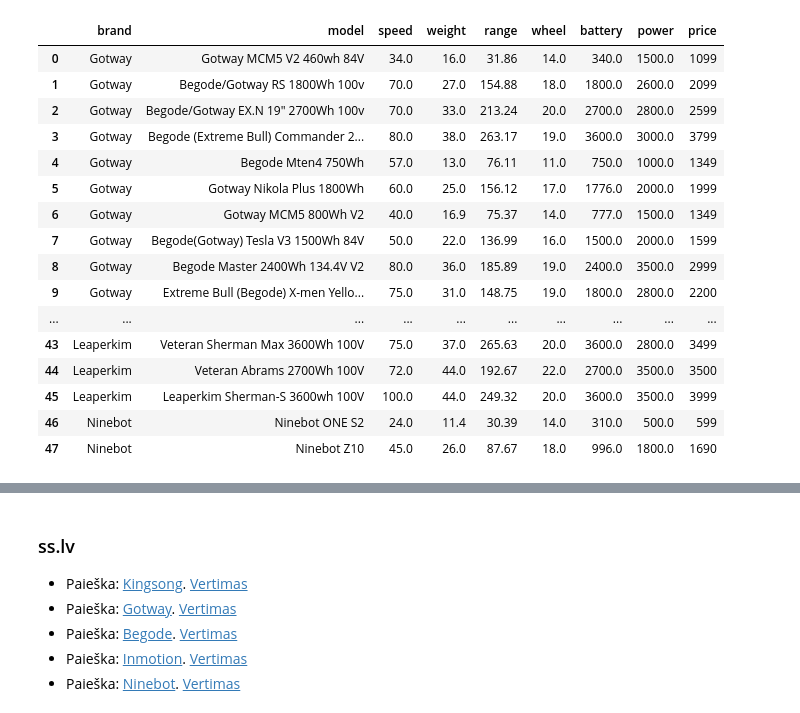
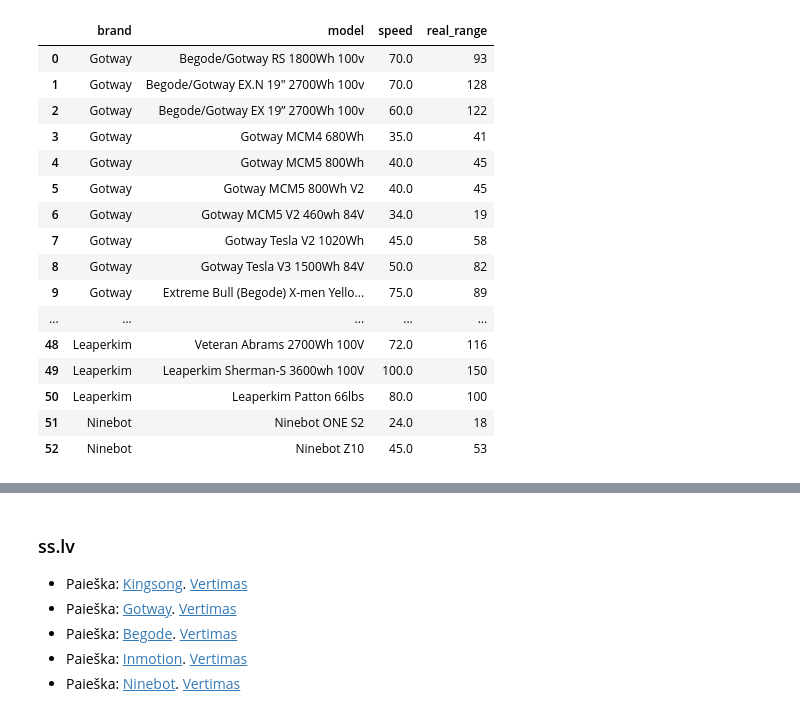
Before and after one commit to loijord/EUC, a Jupyter notebook: refs/advertisements/advertisements.ipynb, the cells around one changed output, grey strips where cells are left out. Drawn from its saved outputs; the diff is of its cells as text; code cells hidden in the pictures.

```diff
--- a/refs/advertisements/advertisements.ipynb
+++ b/refs/advertisements/advertisements.ipynb
@@ -3,46 +12,53 @@ Pasirašom duomenis iš ankstesnių nuorodų
 # %%
 from io import StringIO
 import pandas as pd
 import plotly.graph_objects as go
 from IPython.display import display, Markdown
 
 def plot_comparison(df):
     brand_coloring = {'Kingsong':'red', 'Inmotion':'green', 'Gotway':'purple', 'Leaperkim':'orange', 'Ninebot':'yellow'}
     brands = df['model'].map(lambda x: x.split(' ')[1])
     fig1 = go.Scatter(x=df['range'], y=df['price']/df['range'], mode='markers',
                       text=[f'model: {model} <br>price: {price} <br>speed: {speed} <br>range: {range}'
                             for model, price, speed, range in df[['model', 'price', 'speed', 'range']].values],
                       marker_color=[brand_coloring[n] for n in brands],
                       marker_size=(df['price']/5)**0.5)
 
     fig = go.Figure(data=[fig1])
     fig.update_layout(xaxis_title="Range",
                       yaxis_title='Price',
                       width=1000)
     return fig
 
+def data_from_txt(txt, links):
+    data = StringIO(txt)
+    df = pd.read_csv(data, sep=",")
+    df['link'] = df['link'].apply(lambda x: f'[{x}]('+links[str(x)]+')')
+    display(Markdown(df.to_markdown().replace('nan', '')))
+    return df
 
-df = pd.read_csv('../euc_data_viensrats.txt')
-df2 = pd.read_csv('../EUC_ranges.txt')
-df3 = pd.read_csv('../EUC_prices.txt')
-df['range']=df2['expected range, overall']
-df['price']=df3['price']
-df
+def get_range(x, rate=0.6):
+    battery, weight = x[0]/1000, x[1]
+    return round((-4.25*battery**2 + 129.29*battery - 4.33)/(1 + weight/70) * rate)
+
+df = pd.read_csv('../euc_data.txt')
+df['real_range'] = df[['battery', 'weight']].apply(get_range, axis=1)
+df[['brand', 'model', 'speed', 'real_range']]
 # %% [output]
-|  | brand | model | speed | weight | range | wheel | battery | power | price |
-| 0 | Gotway | Gotway MCM5 V2 460wh 84V | 34.0 | 16.0 | 31.86 | 14.0 | 340.0 | 1500.0 | 1099 |
-| 1 | Gotway | Begode/Gotway RS 1800Wh 100v | 70.0 | 27.0 | 154.88 | 18.0 | 1800.0 | 2600.0 | 2099 |
-| 2 | Gotway | Begode/Gotway EX.N 19″ 2700Wh 100v | 70.0 | 33.0 | 213.24 | 20.0 | 2700.0 | 2800.0 | 2599 |
-| 3 | Gotway | Begode (Extreme Bull) Commander 2... | 80.0 | 38.0 | 263.17 | 19.0 | 3600.0 | 3000.0 | 3799 |
-| 4 | Gotway | Begode Mten4 750Wh | 57.0 | 13.0 | 76.11 | 11.0 | 750.0 | 1000.0 | 1349 |
-| 5 | Gotway | Gotway Nikola Plus 1800Wh | 60.0 | 25.0 | 156.12 | 17.0 | 1776.0 | 2000.0 | 1999 |
-| 6 | Gotway | Gotway MCM5 800Wh V2 | 40.0 | 16.9 | 75.37 | 14.0 | 777.0 | 1500.0 | 1349 |
-| 7 | Gotway | Begode(Gotway) Tesla V3 1500Wh 84V | 50.0 | 22.0 | 136.99 | 16.0 | 1500.0 | 2000.0 | 1599 |
-| 8 | Gotway | Begode Master 2400Wh 134.4V V2 | 80.0 | 36.0 | 185.89 | 19.0 | 2400.0 | 3500.0 | 2999 |
-| 9 | Gotway | Extreme Bull (Begode) X-men Yello... | 75.0 | 31.0 | 148.75 | 19.0 | 1800.0 | 2800.0 | 2200 |
-| ... | ... | ... | ... | ... | ... | ... | ... | ... | ... |
-| 43 | Leaperkim | Veteran Sherman Max 3600Wh 100V | 75.0 | 37.0 | 265.63 | 20.0 | 3600.0 | 2800.0 | 3499 |
-| 44 | Leaperkim | Veteran Abrams 2700Wh 100V | 72.0 | 44.0 | 192.67 | 22.0 | 2700.0 | 3500.0 | 3500 |
-| 45 | Leaperkim | Leaperkim Sherman-S 3600wh 100V | 100.0 | 44.0 | 249.32 | 20.0 | 3600.0 | 3500.0 | 3999 |
-| 46 | Ninebot | Ninebot ONE S2 | 24.0 | 11.4 | 30.39 | 14.0 | 310.0 | 500.0 | 599 |
-| 47 | Ninebot | Ninebot Z10 | 45.0 | 26.0 | 87.67 | 18.0 | 996.0 | 1800.0 | 1690 |
+|  | brand | model | speed | real_range |
+| 0 | Gotway | Begode/Gotway RS 1800Wh 100v | 70.0 | 93 |
+| 1 | Gotway | Begode/Gotway EX.N 19″ 2700Wh 100v | 70.0 | 128 |
+| 2 | Gotway | Begode/Gotway EX 19” 2700Wh 100v | 60.0 | 122 |
+| 3 | Gotway | Gotway MCM4 680Wh | 35.0 | 41 |
+| 4 | Gotway | Gotway MCM5 800Wh | 40.0 | 45 |
+| 5 | Gotway | Gotway MCM5 800Wh V2 | 40.0 | 45 |
+| 6 | Gotway | Gotway MCM5 V2 460wh 84V | 34.0 | 19 |
+| 7 | Gotway | Gotway Tesla V2 1020Wh | 45.0 | 58 |
+| 8 | Gotway | Gotway Tesla V3 1500Wh 84V | 50.0 | 82 |
+| 9 | Gotway | Extreme Bull (Begode) X-men Yello... | 75.0 | 89 |
+| ... | ... | ... | ... | ... |
+| 48 | Leaperkim | Veteran Abrams 2700Wh 100V | 72.0 | 116 |
+| 49 | Leaperkim | Leaperkim Sherman-S 3600wh 100V | 100.0 | 150 |
+| 50 | Leaperkim | Leaperkim Patton 66lbs | 80.0 | 100 |
+| 51 | Ninebot | Ninebot ONE S2 | 24.0 | 18 |
+| 52 | Ninebot | Ninebot Z10 | 45.0 | 53 |
```
Also changed, not shown: parts of 11 cells of this notebook, 4 other files.
